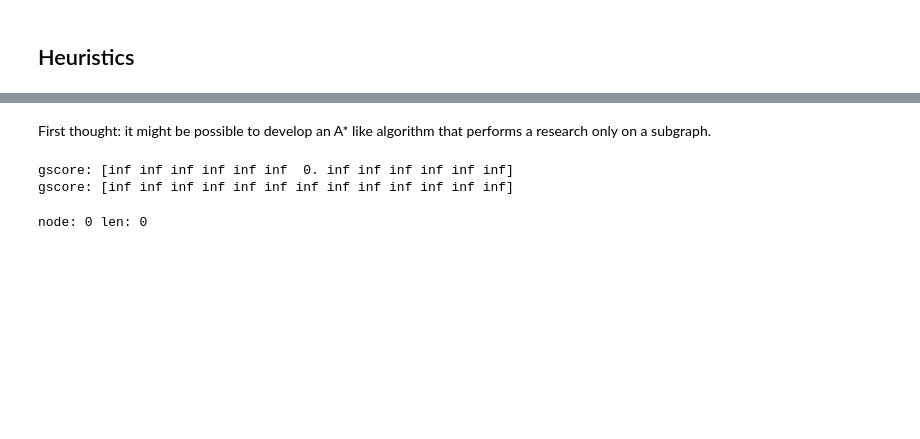
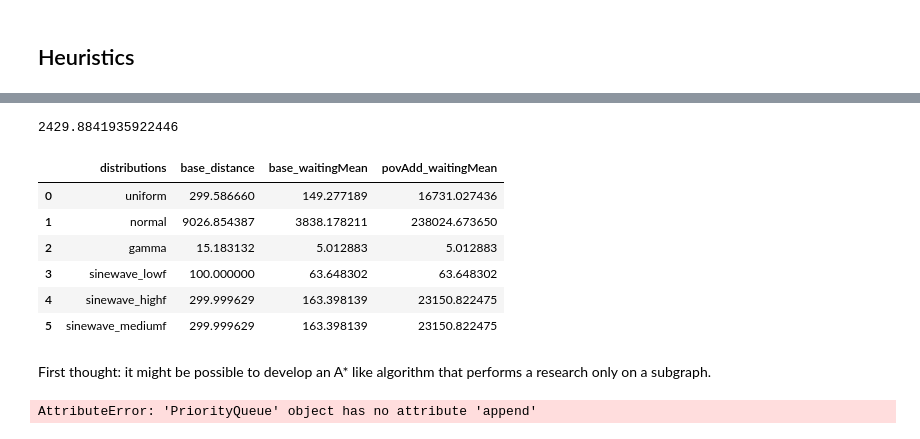
Before and after one commit to GabrieldeBlois/algo1, a Jupyter notebook: project-part-1.ipynb, the cells around one changed output, grey strips where cells are left out. Drawn from its saved outputs; the diff is of its cells as text; code cells hidden in the pictures; blank space fills up the shorter version.

Commit message:
vectorization of greedy pov distance

```diff
--- a/project-part-1.ipynb
+++ b/project-part-1.ipynb
@@ -398,13 +385,0 @@ range(0, 1)
-# %%
-def greedy_povDistanceHeuristic(houseArray, currentPosValue):
-    heuristicArray = np.array(houseArray)
-    for i in range(len(heuristicArray)):
-        score = abs(houseArray[i] - currentPosValue)
-        #score = 0
-        for j in range(len(heuristicArray)):
-            score += abs(houseArray[j] - houseArray[i])
-        heuristicArray[i] = score
-    print(f"normal:    {houseArray}\nheuristic: {heuristicArray}")
-    return heuristicArray
-
-greedy_withHeuristic(np.array(simpleHouseList), greedy_povDistanceHeuristic)
@@ -424,0 +386,22 @@ range(0, 1)
+# %%
+def _povDistance_iteration(houseArray, currentPosValue):
+
+    for i in np.nditer(houseArray):
+        score = abs(i - currentPosValue) * len(houseArray)
+        #score += np.sum([abs(j - i) for j in houseArray])
+        score += np.sum(nb.abs(houseArray - i))
+        #for j in np.nditer(houseArray):
+        #    score += abs(j - i)
+        yield score
+
+
+def greedy_povDistanceHeuristic(houseArray, currentPosValue):
+    # heuristicArray = np.zeros(len(houseArray))
+    heuristicArray = [abs(i - currentPosValue) * 10 +  np.sum(np.abs(houseArray - i)) for i in houseArray]
+
+    # print(f"curPosValue: {currentPosValue} normal:    {houseArray}\nheuristic: {heuristicArray}")
+    # heuristicArray = list(_povDistance_iteration(houseArray, currentPosValue))
+    return heuristicArray
+
+simpleHouseList = [-5, 2, 3, 14, 15, -100, 17, 18]
+greedy_withHeuristic(np.array(houseDf["sinewave_highf"]), greedy_povDistanceHeuristic)
@@ -425,3 +426,19 @@ range(0, 1)
+# %%
+evaluateWaitingAverage(greedy_withHeuristic(np.array(houseDf["sinewave_highf"]), greedy_povDistanceHeuristic))
+# %% [output]
+2429.8841935922446
+# %%
+resultDf['povAdd_waitingMean'] = [evaluateWaitingAverage(greedy_withHeuristic(np.array(houseDf[column]), greedy_povDistanceHeuristic)) for column in houseDf]
+# %%
+resultDf
+# %% [output]
+|  | distributions | base_distance | base_waitingMean | povAdd_waitingMean |
+| 0 | uniform | 299.586660 | 149.277189 | 16731.027436 |
+| 1 | normal | 9026.854387 | 3838.178211 | 238024.673650 |
+| 2 | gamma | 15.183132 | 5.012883 | 5.012883 |
+| 3 | sinewave_lowf | 100.000000 | 63.648302 | 63.648302 |
+| 4 | sinewave_highf | 299.999629 | 163.398139 | 23150.822475 |
+| 5 | sinewave_mediumf | 299.999629 | 163.398139 | 23150.822475 |
 # %% [markdown]
 First thought: it might be possible to develop an A* like algorithm that performs a research only on a subgraph.
 # %%
@@ -484,11 +501,8 @@ def _prep_for_astarlike(houseList):
 
 _prep_for_astarlike(simpleHouseList)
 # %% [output]
-gscore: [inf inf inf inf inf inf  0. inf inf inf inf inf inf]
-gscore: [inf inf inf inf inf inf inf inf inf inf inf inf inf]
+AttributeError: 'PriorityQueue' object has no attribute 'append'
 # %%
 astarlike_findShortestPathMinizingWait(simpleHouseList)
-# %% [output]
-node: 0 len: 0
 # %%
 np.searchsorted([1,2,4,5], 3, side='right')
```
Also changed, not shown: parts of 14 cells of this notebook.
